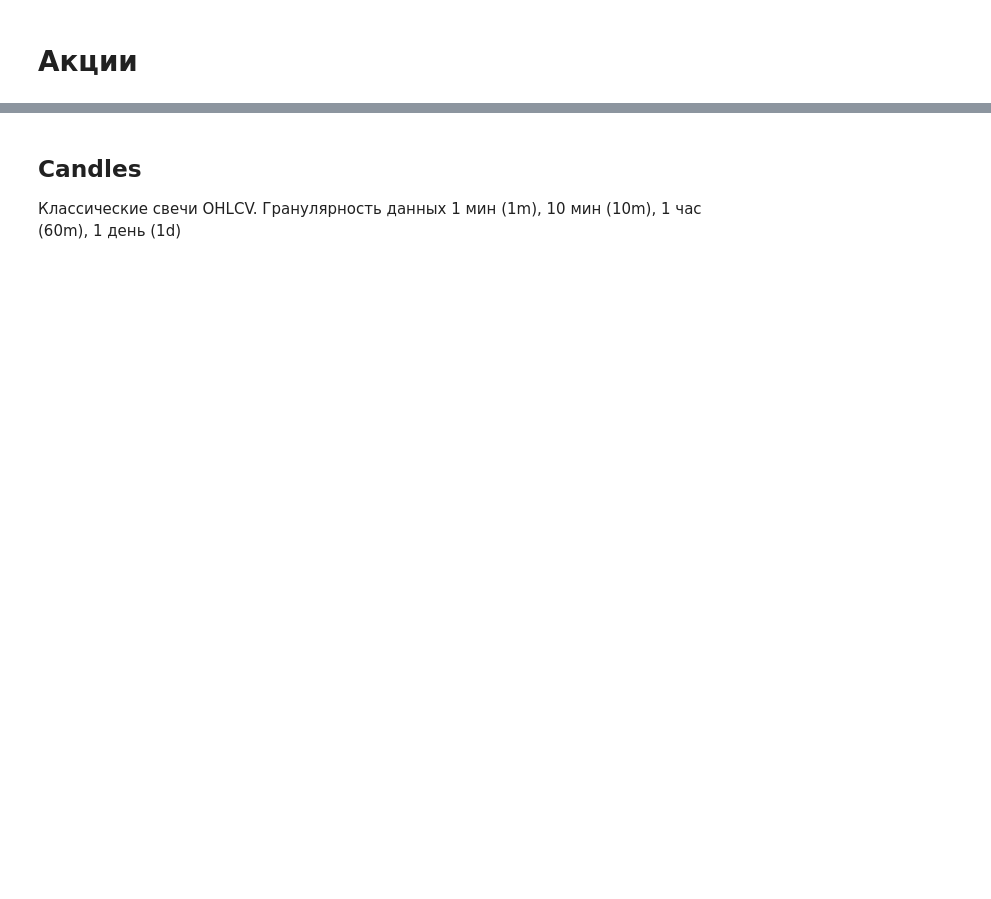
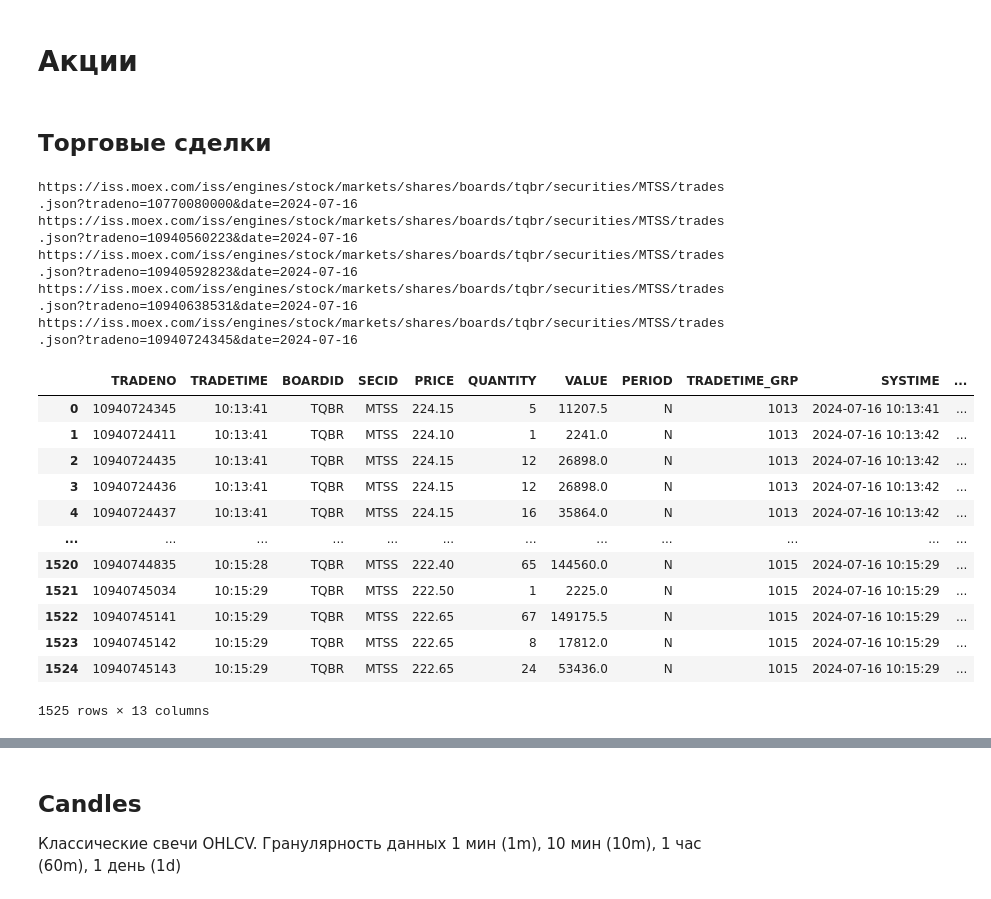
Before and after one commit to 6ygga/moex_algo0, a Jupyter notebook: moex.ipynb, the cells around one changed output, grey strips where cells are left out. Drawn from its saved outputs; the diff is of its cells as text; code cells hidden in the pictures; blank space fills up the shorter version.

```diff
--- a/moex.ipynb
+++ b/moex.ipynb
@@ -53,4 +55,6 @@ def fetch_orderbook_data():
             print(f"{row['secid']} {row['buysell']} {Fore.RED}{row['price']}{Style.RESET_ALL} {row['quantity']} {row['updatetime']}")
         else:
             print(f"{row['secid']} {row['buysell']} {row['price']} {row['quantity']} {row['updatetime']}")
+# %% [markdown]
+## Торговые сделки
 # %%
@@ -120,4 +163,25 @@ def buy_sell(df):
     sell_sum = sums.get('S', 0)
 
     return buy_sum, sell_sum
+# %%
+get_history_trades_data(ticker='MTSS')
+# %% [output]
+https://iss.moex.com/iss/engines/stock/markets/shares/boards/tqbr/securities/MTSS/trades.json?tradeno=10770080000&date=2024-07-16
+https://iss.moex.com/iss/engines/stock/markets/shares/boards/tqbr/securities/MTSS/trades.json?tradeno=10940560223&date=2024-07-16
+https://iss.moex.com/iss/engines/stock/markets/shares/boards/tqbr/securities/MTSS/trades.json?tradeno=10940592823&date=2024-07-16
+https://iss.moex.com/iss/engines/stock/markets/shares/boards/tqbr/securities/MTSS/trades.json?tradeno=10940638531&date=2024-07-16
+https://iss.moex.com/iss/engines/stock/markets/shares/boards/tqbr/securities/MTSS/trades.json?tradeno=10940724345&date=2024-07-16
+|  | TRADENO | TRADETIME | BOARDID | SECID | PRICE | QUANTITY | VALUE | PERIOD | TRADETIME_GRP | SYSTIME | ... |
+| 0 | 10940724345 | 10:13:41 | TQBR | MTSS | 224.15 | 5 | 11207.5 | N | 1013 | 2024-07-16 10:13:41 | ... |
+| 1 | 10940724411 | 10:13:41 | TQBR | MTSS | 224.10 | 1 | 2241.0 | N | 1013 | 2024-07-16 10:13:42 | ... |
+| 2 | 10940724435 | 10:13:41 | TQBR | MTSS | 224.15 | 12 | 26898.0 | N | 1013 | 2024-07-16 10:13:42 | ... |
+| 3 | 10940724436 | 10:13:41 | TQBR | MTSS | 224.15 | 12 | 26898.0 | N | 1013 | 2024-07-16 10:13:42 | ... |
+| 4 | 10940724437 | 10:13:41 | TQBR | MTSS | 224.15 | 16 | 35864.0 | N | 1013 | 2024-07-16 10:13:42 | ... |
+| ... | ... | ... | ... | ... | ... | ... | ... | ... | ... | ... | ... |
+| 1520 | 10940744835 | 10:15:28 | TQBR | MTSS | 222.40 | 65 | 144560.0 | N | 1015 | 2024-07-16 10:15:29 | ... |
+| 1521 | 10940745034 | 10:15:29 | TQBR | MTSS | 222.50 | 1 | 2225.0 | N | 1015 | 2024-07-16 10:15:29 | ... |
+| 1522 | 10940745141 | 10:15:29 | TQBR | MTSS | 222.65 | 67 | 149175.5 | N | 1015 | 2024-07-16 10:15:29 | ... |
+| 1523 | 10940745142 | 10:15:29 | TQBR | MTSS | 222.65 | 8 | 17812.0 | N | 1015 | 2024-07-16 10:15:29 | ... |
+| 1524 | 10940745143 | 10:15:29 | TQBR | MTSS | 222.65 | 24 | 53436.0 | N | 1015 | 2024-07-16 10:15:29 | ... |
+1525 rows × 13 columns
 # %%
```
Also changed, not shown: parts of 14 cells of this notebook, 34 other files.
